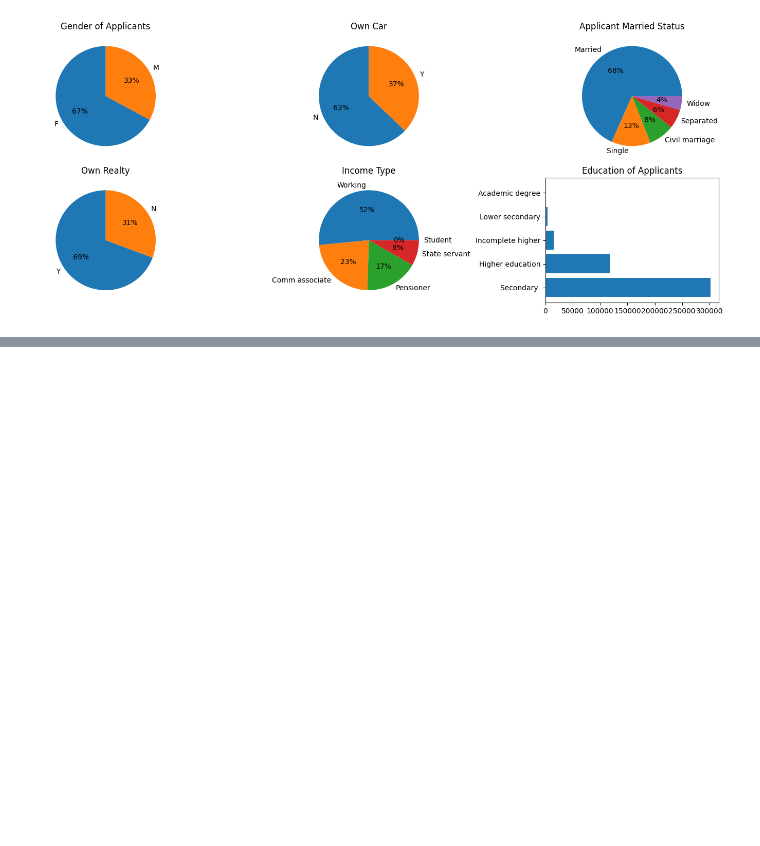
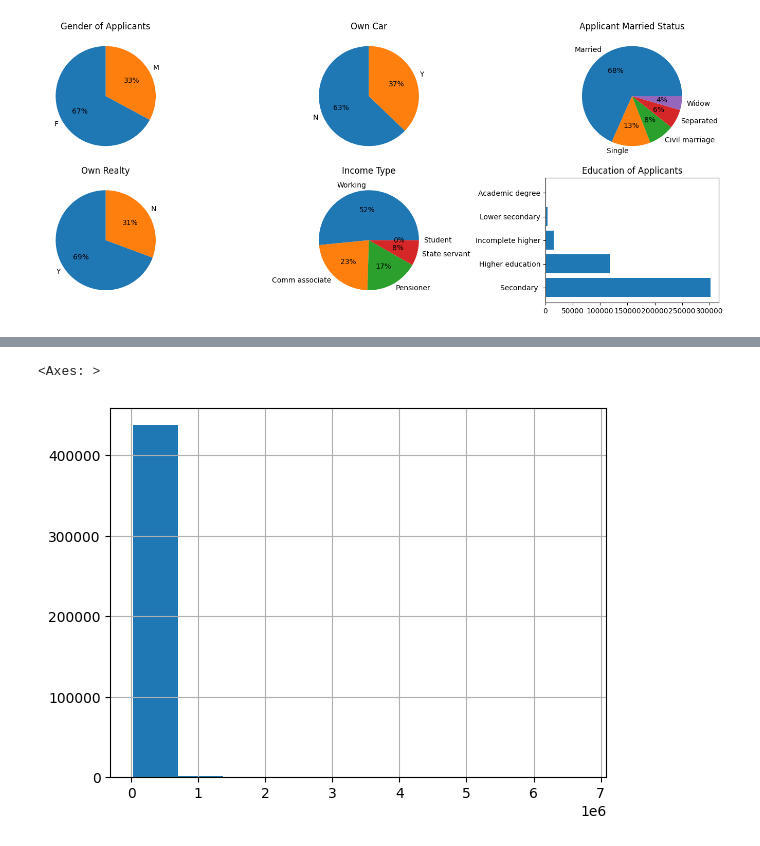
Before and after one commit to huy-ph/data_mining, a Jupyter notebook: learning/cc_decision/cc_analysis.ipynb, the cells around one changed output, grey strips where cells are left out. Cells and saved outputs as stored; diff of their text form; code cells hidden in the pictures; blank space fills up the shorter version.

```diff
--- a/learning/cc_decision/cc_analysis.ipynb
+++ b/learning/cc_decision/cc_analysis.ipynb
@@ -205,0 +219,5 @@ plt.show()
+# %%
+application['AMT_INCOME_TOTAL'].hist()
+# %% [output]
+<Axes: >
+[figure, added]
```
Also changed, not shown: parts of 2 cells of this notebook.
